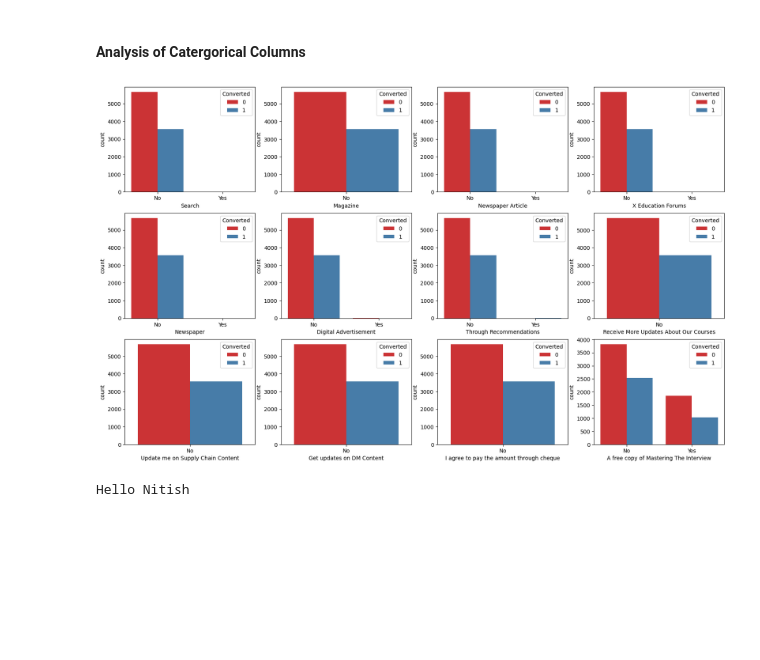
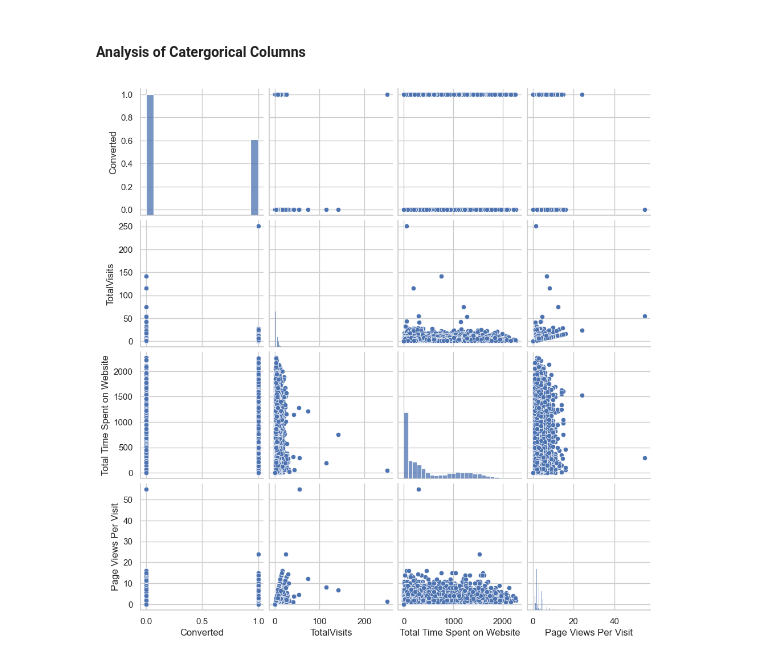
Before and after one commit to hrithikk16/Leads_Scoring_Case_Study, a Jupyter notebook: assign.ipynb, the cells around one changed output. Saved outputs shown, nothing was run; the diff lists cells and outputs as text; code cells hidden in the pictures; blank space fills up the shorter version.

```diff
--- a/assign.ipynb
+++ b/assign.ipynb
@@ -298,0 +326,3 @@ dtype: float64
+# %%
+#Filling the nulls with mode
+leads['Lead Source'].fillna(m1,inplace=True)
@@ -298,0 +354,3 @@ dtype: float64
+# %%
+columns_with_null = leads.columns[leads.isnull().sum() > 0]
+print(columns_with_null)
@@ -298,0 +362,16 @@ dtype: float64
+# %%
+# Fill null values based on data type
+for i in columns_with_null:
+    if leads[i].dtype == 'object':
+
+        # For object columns, fill with the mode
+        m = leads[i].mode().iloc[0]
+        leads[i] = leads[i].fillna(m)
+
+    elif np.issubdtype(leads[i].dtype, np.floating):
+        # For float columns, fill with median or mean
+        median_value = leads[i].median()
+        leads[i] = leads[i].fillna(median_value)
+    else:
+        # For other data types, you can add more handling logic as needed
+        pass
@@ -319,25 +419,12 @@ print(num_col)
 # Importing libraries for visualization
 import seaborn as sns
 import matplotlib.pyplot as plt
+
+# Set Seaborn style and grid
+sns.set(style='whitegrid')
-# %%
-# Visualzing  variables for imbalancing
-fig, axs = plt.subplots(3,4,figsize = (20,12))
-sns.countplot(x = "Search", hue = "Converted", data = leads, ax = axs[0,0],palette = 'Set1')
-sns.countplot(x = "Magazine", hue = "Converted", data = leads, ax = axs[0,1],palette = 'Set1')
-sns.countplot(x = "Newspaper Article", hue = "Converted", data = leads, ax = axs[0,2],palette = 'Set1')
-sns.countplot(x = "X Education Forums", hue = "Converted", data = leads, ax = axs[0,3],palette = 'Set1')
-sns.countplot(x = "Newspaper", hue = "Converted", data = leads, ax = axs[1,0],palette = 'Set1')
-sns.countplot(x = "Digital Advertisement", hue = "Converted", data = leads, ax = axs[1,1],palette = 'Set1')
-sns.countplot(x = "Through Recommendations", hue = "Converted", data = leads, ax = axs[1,2],palette = 'Set1')
-sns.countplot(x = "Receive More Updates About Our Courses", hue = "Converted", data = leads, ax = axs[1,3],palette = 'Set1')
-sns.countplot(x = "Update me on Supply Chain Content", hue = "Converted", data =leads, ax = axs[2,0],palette = 'Set1')
-sns.countplot(x = "Get updates on DM Content", hue = "Converted", data = leads, ax = axs[2,1],palette = 'Set1')
-sns.countplot(x = "I agree to pay the amount through cheque", hue = "Converted", data = leads, ax = axs[2,2],palette = 'Set1')
-sns.countplot(x = "A free copy of Mastering The Interview", hue = "Converted", data = leads, ax = axs[2,3],palette = 'Set1')
-plt.show()
-# %% [output]
-[figure, removed]
-# %%
-print("Hello Nitish")
-# %% [output]
-Hello Nitish
+# %%
+#Pairplot for numeric variables
+sns.pairplot(leads, vars=num_col)
+plt.show()
+# %% [output]
+[figure, added]
```
Also changed, not shown: parts of 8 cells of this notebook.
